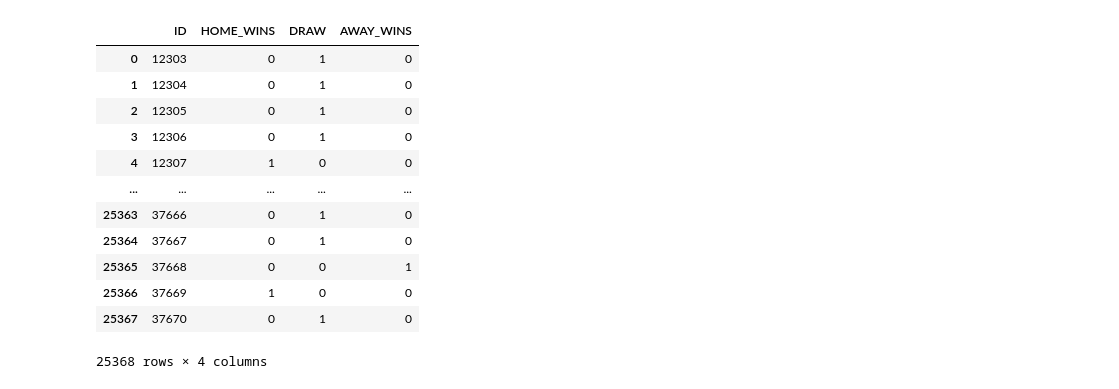
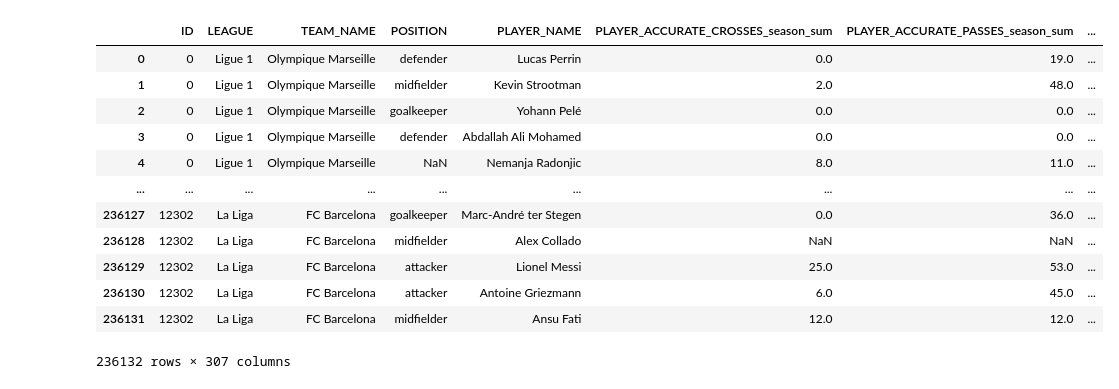
Before and after one commit to lucasn/data-challenge, a Jupyter notebook: data_challenge.ipynb, the cells around one changed output. Cells and saved outputs as stored; diff of their text form; code cells hidden in the pictures.

Commit message:
Read training dataset

```diff
--- a/data_challenge.ipynb
+++ b/data_challenge.ipynb
@@ -12,16 +9,23 @@ data = pd.read_csv(file_path, sep=',')
-# %%
-data
-# %% [output]
-|  | ID | HOME_WINS | DRAW | AWAY_WINS |
-| 0 | 12303 | 0 | 1 | 0 |
-| 1 | 12304 | 0 | 1 | 0 |
-| 2 | 12305 | 0 | 1 | 0 |
-| 3 | 12306 | 0 | 1 | 0 |
-| 4 | 12307 | 1 | 0 | 0 |
-| ... | ... | ... | ... | ... |
-| 25363 | 37666 | 0 | 1 | 0 |
-| 25364 | 37667 | 0 | 1 | 0 |
-| 25365 | 37668 | 0 | 0 | 1 |
-| 25366 | 37669 | 1 | 0 | 0 |
-| 25367 | 37670 | 0 | 1 | 0 |
-25368 rows × 4 columns
+# %%
+train_path1 = '/content/drive/MyDrive/data-challenge/Train_Data/train_away_player_statistics_df.csv'
+train_path2 = '/content/drive/MyDrive/data-challenge/Train_Data/train_away_team_statistics_df.csv'
+train_path3 = '/content/drive/MyDrive/data-challenge/Train_Data/train_home_player_statistics_df.csv'
+train_path4 = '/content/drive/MyDrive/data-challenge/Train_Data/train_home_team_statistics_df.csv'
+# %%
+train_data1 = pd.read_csv(train_path1, sep=',')
+# %%
+train_data1
+# %% [output]
+|  | ID | LEAGUE | TEAM_NAME | POSITION | PLAYER_NAME | PLAYER_ACCURATE_CROSSES_season_sum | PLAYER_ACCURATE_PASSES_season_sum | ... |
+| 0 | 0 | Ligue 1 | Olympique Marseille | defender | Lucas Perrin | 0.0 | 19.0 | ... |
+| 1 | 0 | Ligue 1 | Olympique Marseille | midfielder | Kevin Strootman | 2.0 | 48.0 | ... |
+| 2 | 0 | Ligue 1 | Olympique Marseille | goalkeeper | Yohann Pelé | 0.0 | 0.0 | ... |
+| 3 | 0 | Ligue 1 | Olympique Marseille | defender | Abdallah Ali Mohamed | 0.0 | 0.0 | ... |
+| 4 | 0 | Ligue 1 | Olympique Marseille | NaN | Nemanja Radonjic | 8.0 | 11.0 | ... |
+| ... | ... | ... | ... | ... | ... | ... | ... | ... |
+| 236127 | 12302 | La Liga | FC Barcelona | goalkeeper | Marc-André ter Stegen | 0.0 | 36.0 | ... |
+| 236128 | 12302 | La Liga | FC Barcelona | midfielder | Alex Collado | NaN | NaN | ... |
+| 236129 | 12302 | La Liga | FC Barcelona | attacker | Lionel Messi | 25.0 | 53.0 | ... |
+| 236130 | 12302 | La Liga | FC Barcelona | attacker | Antoine Griezmann | 6.0 | 45.0 | ... |
+| 236131 | 12302 | La Liga | FC Barcelona | midfielder | Ansu Fati | 12.0 | 12.0 | ... |
+236132 rows × 307 columns
```
Also changed, not shown: parts of 3 cells of this notebook.
